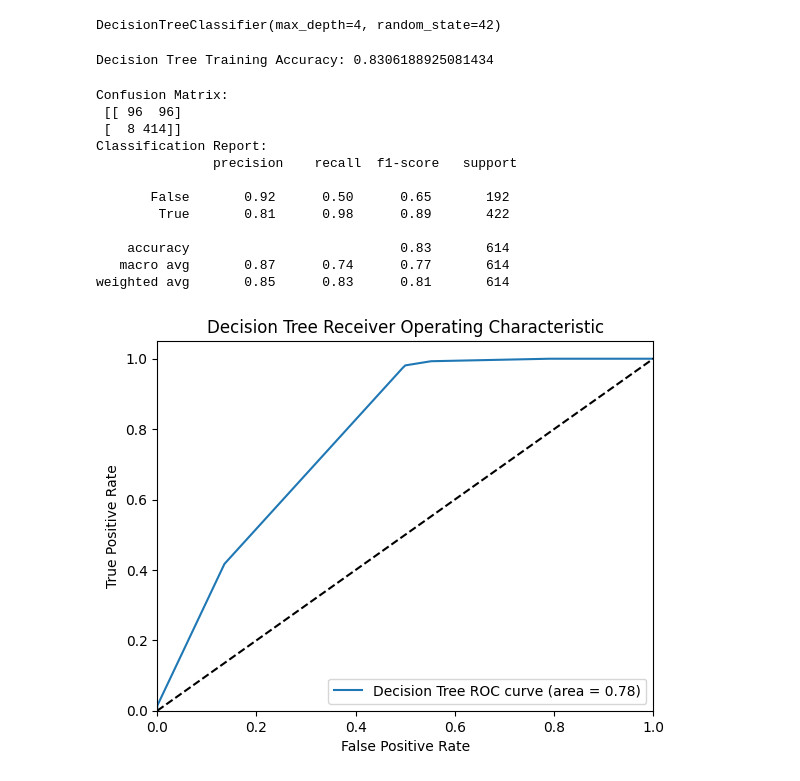
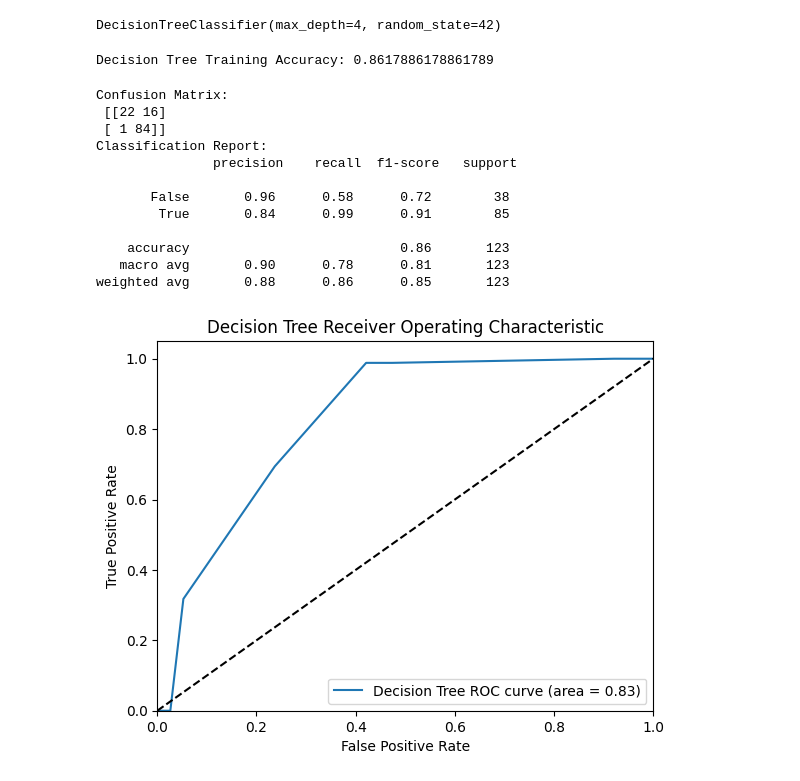
Before and after one commit to rrifqi23/loan-eligibility-predict-models, a Jupyter notebook: main.ipynb, the cells around one changed output. Drawn from its saved outputs; the diff is of its cells as text; code cells hidden in the pictures.

```diff
--- a/main.ipynb
+++ b/main.ipynb
@@ -215,6 +216,9 @@ memory usage: 30.1 KB
 # %%
 df_train_cleaned = df_train_encoded.copy()
 df_test_cleaned = df_test_encoded.copy()
+
+df_train_cleaned = df_train_cleaned.drop('Loan_ID', axis=1)
+df_test_cleaned = df_test_cleaned.drop('Loan_ID', axis=1)
 # %%
 df_train_cleaned['TotalIncome'] = df_train_cleaned['ApplicantIncome'] + df_train_cleaned['CoapplicantIncome']
 df_train_cleaned.drop(['ApplicantIncome', 'CoapplicantIncome'], axis=1, inplace=True)
@@ -286,3 +330,8 @@ Data columns (total 13 columns):
  12  LoanAmount_log           614 non-null    float64
 dtypes: bool(9), float64(4)
 memory usage: 24.7 KB
+# %%
+# naive bayes model
+from sklearn.naive_bayes import GaussianNB
+nb_model = GaussianNB()
+nb_model.fit(X_train, y_train)
@@ -370,13 +467,20 @@ Feature names must be in the same order as they were in fit.
 # %%
 # grid search for svc
-param_grid = {
-    'C': [0.01, 0.1, 1, 10, 100],
-    'gamma': [1, 0.1, 0.01, 0.001],
-    'kernel': ['rbf', 'linear']
+from sklearn.calibration import LinearSVC
+
+# Pipeline for Linear SVC
+pipe_svc = Pipeline([
+    ('model', LinearSVC(dual=False, max_iter=10000)) # dual=False is faster here
+])
+# Grid for LinearSVC (from your last question)
+grid_svc = {
+    'model__C': [0.01, 0.1, 1, 10, 100],
+    'model__penalty': ['l1', 'l2'],
+    'model__loss': ['squared_hinge']
 }
 
-# svc model
-svc = SVC()
-grid = GridSearchCV(svc, param_grid, refit=True, verbose=2, cv=5, scoring='accuracy')
-grid.fit(X, y)
-svc_model = grid.best_estimator_
+# linear SVC
+gs_svc = GridSearchCV(estimator=pipe_svc, param_grid=grid_svc,
+                      scoring='roc_auc', cv=5, n_jobs=-1)
+gs_svc.fit(X_train, y_train)
+svc_model = gs_svc.best_estimator_
@@ -457,49 +547,49 @@ df_test_svc.head()
 # %%
 # decision tree model
 dt_model = DecisionTreeClassifier(max_depth=4, random_state=42)
-dt_model.fit(X, y)
+dt_model.fit(X_train, y_train)
 # %% [output]
 DecisionTreeClassifier(max_depth=4, random_state=42)
 # %%
 # predict with decision tree
-y_dt_pred = dt_model.predict(X)
-print("Decision Tree Training Accuracy:", accuracy_score(y, y_dt_pred))
+y_dt_pred = dt_model.predict(X_test)
+print("Decision Tree Training Accuracy:", accuracy_score(y_test, y_dt_pred))
 # %% [output]
-Decision Tree Training Accuracy: 0.8306188925081434
+Decision Tree Training Accuracy: 0.8617886178861789
 # %%
 # confusion matrix
-print("Confusion Matrix:\n", confusion_matrix(y, y_dt_pred))
-print("Classification Report:\n", classification_report(y, y_dt_pred))
+print("Confusion Matrix:\n", confusion_matrix(y_test, y_dt_pred))
+print("Classification Report:\n", classification_report(y_test, y_dt_pred))
 # %% [output]
 Confusion Matrix:
- [[ 96  96]
- [  8 414]]
+ [[22 16]
+ [ 1 84]]
 Classification Report:
                precision    recall  f1-score   support
 
-       False       0.92      0.50      0.65       192
-        True       0.81      0.98      0.89       422
+       False       0.96      0.58      0.72        38
+        True       0.84      0.99      0.91        85
 
-    accuracy                           0.83       614
-   macro avg       0.87      0.74      0.77       614
-weighted avg       0.85      0.83      0.81       614
+    accuracy                           0.86       123
+   macro avg       0.90      0.78      0.81       123
+weighted avg       0.88      0.86      0.85       123
 # %%
 # roc curve for decision tree
-y_dt_prob = dt_model.predict_proba(X)[:, 1]
-fpr_dt, tpr_dt, thresholds_dt = roc_curve(y, y_dt_prob)
+y_dt_prob = dt_model.predict_proba(X_test)[:, 1]
+fpr_dt, tpr_dt, thresholds_dt = roc_curve(y_test, y_dt_prob)
 roc_auc_dt = auc(fpr_dt, tpr_dt)
 plt.figure()
 plt.plot(fpr_dt, tpr_dt, label='Decision Tree ROC curve (area = {:.2f})'.format(roc_auc_dt))
 plt.plot([0, 1], [0, 1], 'k--')
 plt.xlim([0.0, 1.0])
 plt.ylim([0.0, 1.05])
 plt.xlabel('False Positive Rate')
 plt.ylabel('True Positive Rate')
 plt.title('Decision Tree Receiver Operating Characteristic')
 plt.legend(loc="lower right")
 plt.show()
 # %% [output]
-[figure, old version]
+[figure, new version]
 # %%
 df_test_dt = df_test_cleaned.copy()
 
```
Also changed, not shown: parts of 35 cells of this notebook, 1 other file.
